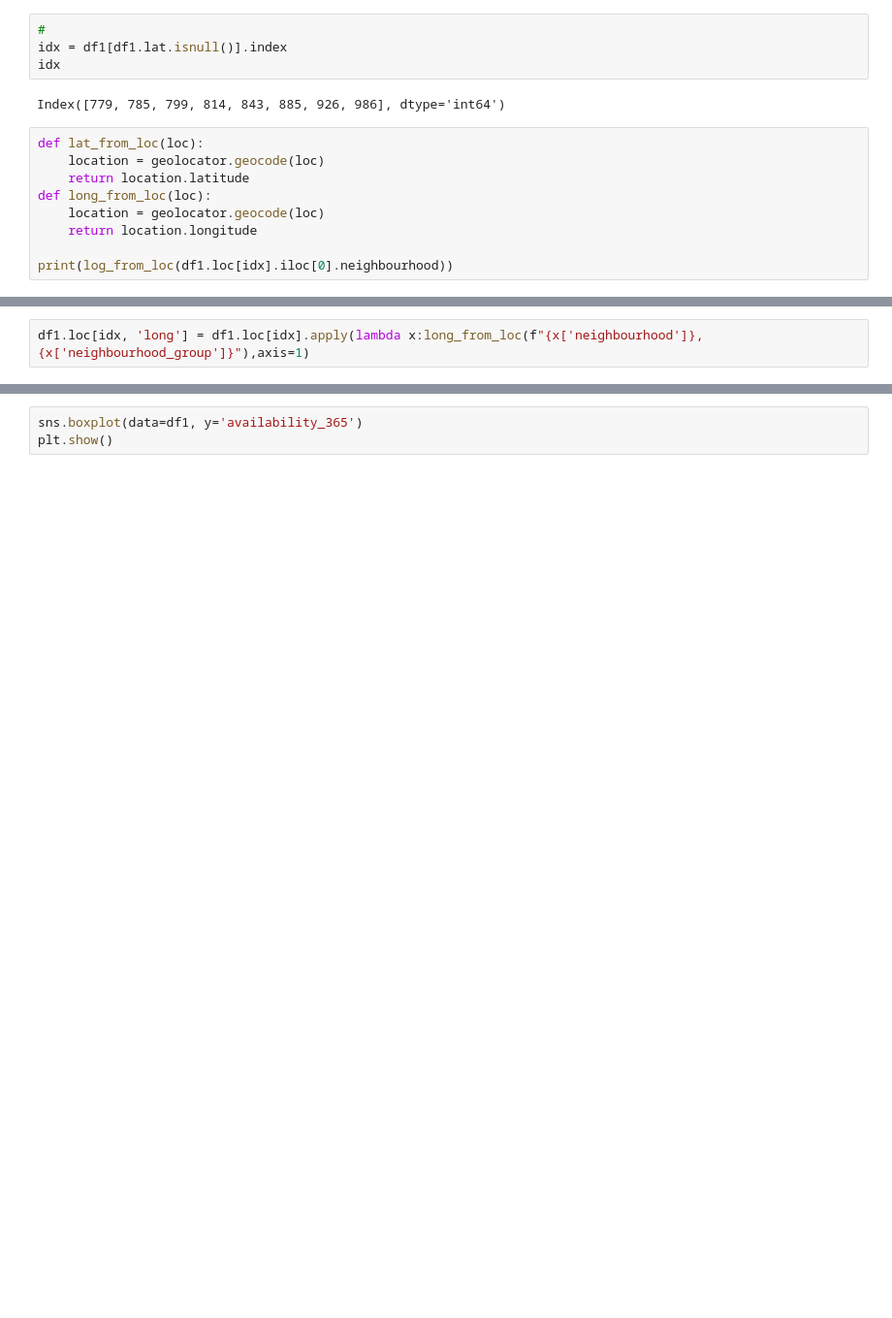
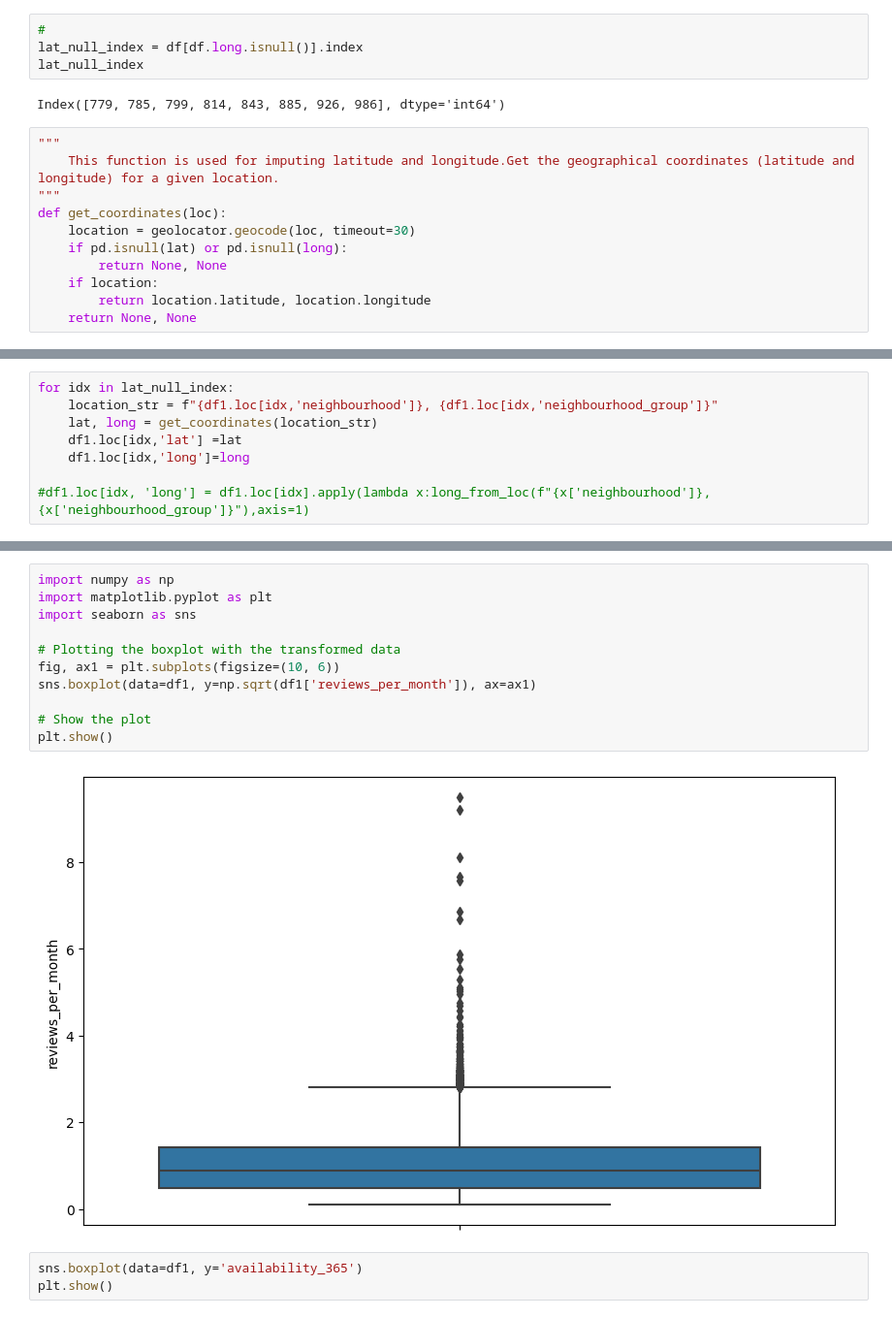
Before and after one commit to saeed-datageek/airbnb-data-analysis, a Jupyter notebook: notebook/airbnb.ipynb, the cells around one changed output, grey strips where cells are left out. Shown at 97% size. Drawn from its saved outputs; the diff is of its cells as text; blank space fills up the shorter version.

Commit message:
handle duplicate and null values

```diff
--- a/notebook/airbnb.ipynb
+++ b/notebook/airbnb.ipynb
@@ -437,15 +272,17 @@ df1[df1.lat.isnull()].shape
 # %%
 #
-idx = df1[df1.lat.isnull()].index
-idx
+lat_null_index = df[df.long.isnull()].index
+lat_null_index
 # %% [output]
 Index([779, 785, 799, 814, 843, 885, 926, 986], dtype='int64')
 # %%
-def lat_from_loc(loc):
-    location = geolocator.geocode(loc)
-    return location.latitude
-def long_from_loc(loc):
-    location = geolocator.geocode(loc)
-    return location.longitude
-
-print(log_from_loc(df1.loc[idx].iloc[0].neighbourhood))
+"""
+    This function is used for imputing latitude and longitude.Get the geographical coordinates (latitude and longitude) for a given location.
+"""
+def get_coordinates(loc):
+    location = geolocator.geocode(loc, timeout=30)
+    if pd.isnull(lat) or pd.isnull(long):
+        return None, None
+    if location:
+        return location.latitude, location.longitude
+    return None, None
@@ -454,2 +288,0 @@ print(log_from_loc(df1.loc[idx].iloc[0].neighbourhood))
-# %%
-df1.loc[idx, 'long'] = df1.loc[idx].apply(lambda x:long_from_loc(f"{x['neighbourhood']}, {x['neighbourhood_group']}"),axis=1)
@@ -460,3 +293,11 @@ df1.shape
+# %%
+for idx in lat_null_index:
+    location_str = f"{df1.loc[idx,'neighbourhood']}, {df1.loc[idx,'neighbourhood_group']}"
+    lat, long = get_coordinates(location_str)
+    df1.loc[idx,'lat'] =lat
+    df1.loc[idx,'long']=long
+
+#df1.loc[idx, 'long'] = df1.loc[idx].apply(lambda x:long_from_loc(f"{x['neighbourhood']}, {x['neighbourhood_group']}"),axis=1)
 # %%
 df1.isna().sum().sort_values(ascending=False)
 # %% [output]
@@ -490,3 +321,16 @@ plt.show()
+# %%
+import numpy as np
+import matplotlib.pyplot as plt
+import seaborn as sns
+
+# Plotting the boxplot with the transformed data
+fig, ax1 = plt.subplots(figsize=(10, 6))
+sns.boxplot(data=df1, y=np.sqrt(df1['reviews_per_month']), ax=ax1)
+
+# Show the plot
+plt.show()
+# %% [output]
+[figure, added]
 # %%
 sns.boxplot(data=df1, y='availability_365')
 plt.show()
```
Also changed, not shown: parts of 107 cells of this notebook.
